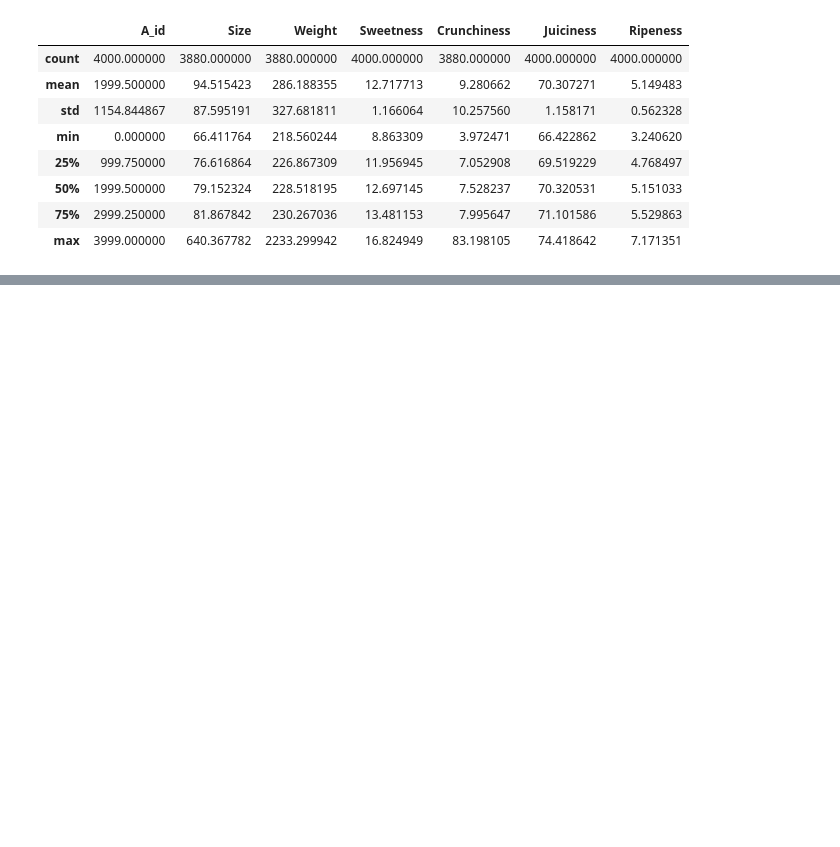
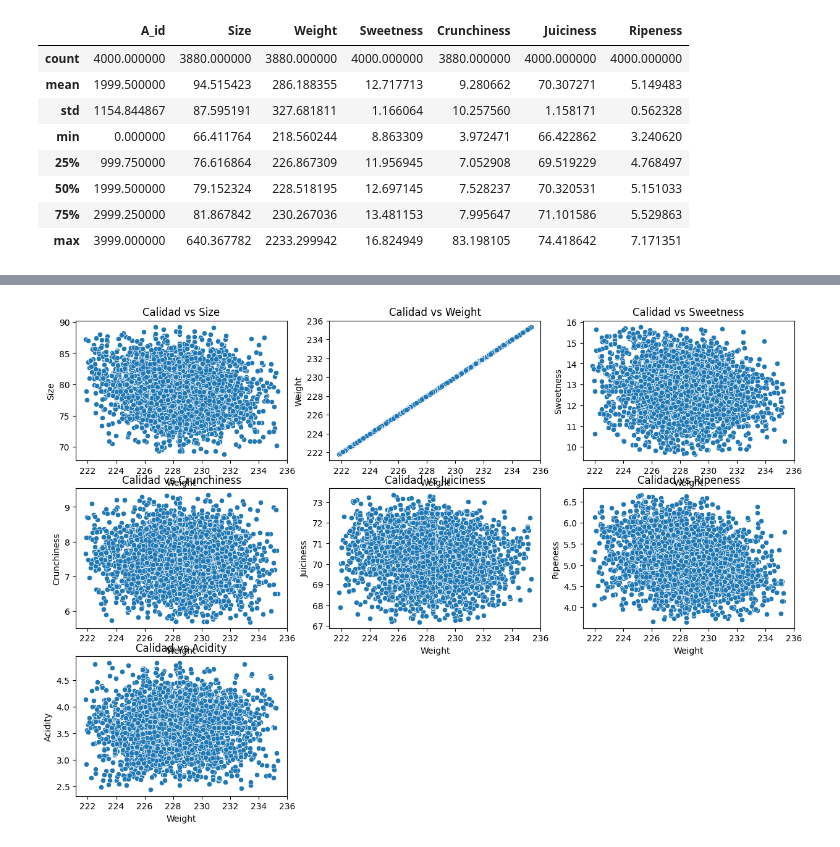
Before and after one commit to LuisEnriquePH/apple-quality-analisis, a Jupyter notebook: netebooks/manzanas.ipynb, the cells around one changed output, grey strips where cells are left out. Cells and saved outputs as stored; diff of their text form; code cells hidden in the pictures; blank space fills up the shorter version.

```diff
--- a/netebooks/manzanas.ipynb
+++ b/netebooks/manzanas.ipynb
@@ -55,0 +96,20 @@ DISCRIBE
+# %%
+#Verificando diferencias en variables categóricas
+
+# 1. Ver valores únicos actuales (para diagnosticar)
+print("Valores únicos en 'Calidad' ANTES de la corrección:")
+print(df['Quality'].unique())
+
+# 2. Estandarizar a minúsculas (o mayúsculas) y eliminar espacios
+df['Quality'] = df['Quality'].str.strip().str.lower()  # " GOOD " -> "good"
+
+# 3. Opcional: Mapear a nombres consistentes (ej: "buena"/"mala")
+# df['Calidad'] = df['Calidad'].map({'good': 'buena', 'bad': 'mala'})
+
+# 4. Verificar después de la corrección
+print("\nValores únicos en 'Calidad' DESPUÉS de la corrección:")
+print(df['Quality'].unique())
+
+# 5. Contar frecuencias
+print("\nConteo de valores:")
+print(df['Quality'].value_counts())
@@ -55,0 +237,10 @@ DISCRIBE
+# %%
+# Graficas de dispersiom para comparar las variables
+plt.figure(figsize=(15, 10))
+for i, col in enumerate(numeric_cols, 1):
+    if col != 'Quality':  # Evitar comparar con la columna 'Weight'
+        plt.subplot(3, 3, i)
+        sns.scatterplot(data=df_cleaned, x='Weight', y=col)
+        plt.title(f'Calidad vs {col}')
+# %% [output]
+[figure, added]
```
Also changed, not shown: parts of 28 cells of this notebook.
